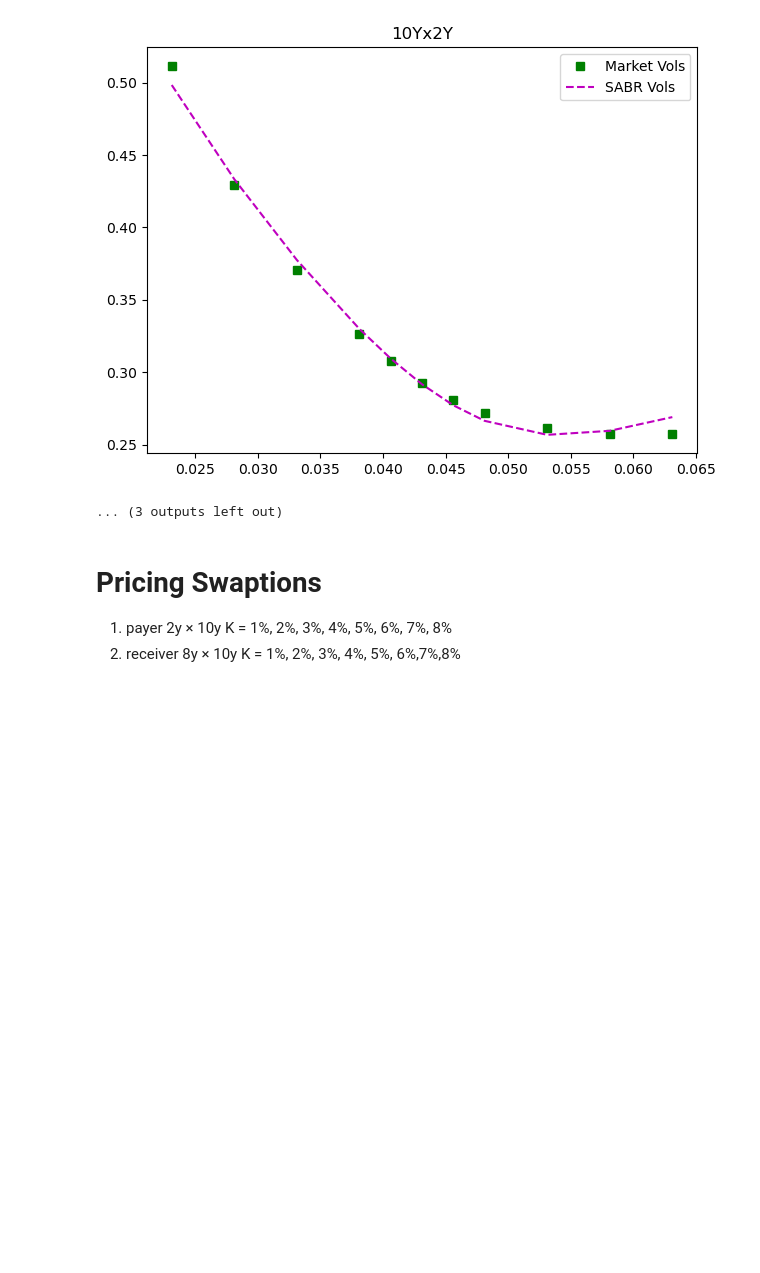
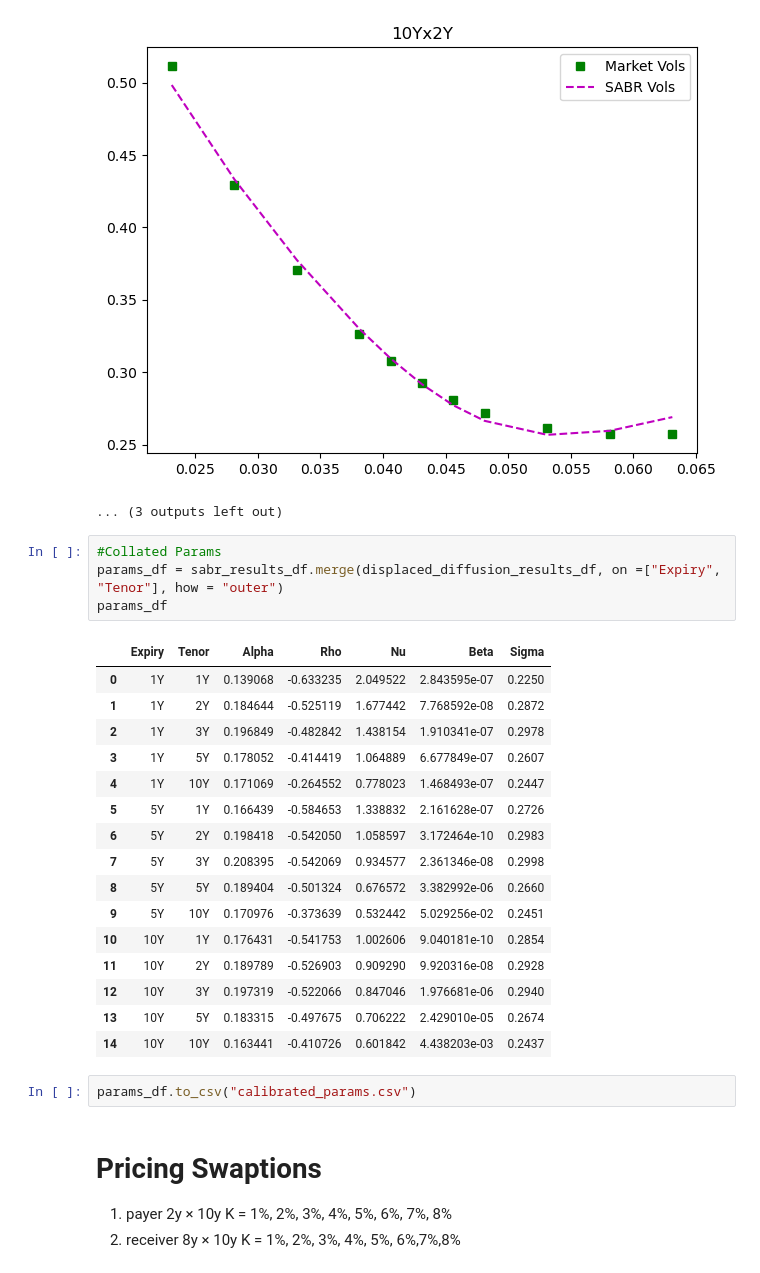
Before and after one commit to saltedpotato/QF605_fixed_income, a Jupyter notebook: QF 605 Part 2 Final.ipynb, the cells around one changed output. Saved outputs shown, nothing was run; the diff lists cells and outputs as text; blank space fills up the shorter version.

```diff
--- a/QF 605 Part 2 Final.ipynb
+++ b/QF 605 Part 2 Final.ipynb
@@ -385,6 +385,29 @@ for idx, row in sabr_results_df.iterrows():
 [figure]
 [figure]
 ... (3 outputs left out)
+# %%
+#Collated Params
+params_df = sabr_results_df.merge(displaced_diffusion_results_df, on =["Expiry", "Tenor"], how = "outer")
+params_df
+# %% [output]
+|  | Expiry | Tenor | Alpha | Rho | Nu | Beta | Sigma |
+| 0 | 1Y | 1Y | 0.139068 | -0.633235 | 2.049522 | 2.843595e-07 | 0.2250 |
+| 1 | 1Y | 2Y | 0.184644 | -0.525119 | 1.677442 | 7.768592e-08 | 0.2872 |
+| 2 | 1Y | 3Y | 0.196849 | -0.482842 | 1.438154 | 1.910341e-07 | 0.2978 |
+| 3 | 1Y | 5Y | 0.178052 | -0.414419 | 1.064889 | 6.677849e-07 | 0.2607 |
+| 4 | 1Y | 10Y | 0.171069 | -0.264552 | 0.778023 | 1.468493e-07 | 0.2447 |
+| 5 | 5Y | 1Y | 0.166439 | -0.584653 | 1.338832 | 2.161628e-07 | 0.2726 |
+| 6 | 5Y | 2Y | 0.198418 | -0.542050 | 1.058597 | 3.172464e-10 | 0.2983 |
+| 7 | 5Y | 3Y | 0.208395 | -0.542069 | 0.934577 | 2.361346e-08 | 0.2998 |
+| 8 | 5Y | 5Y | 0.189404 | -0.501324 | 0.676572 | 3.382992e-06 | 0.2660 |
+| 9 | 5Y | 10Y | 0.170976 | -0.373639 | 0.532442 | 5.029256e-02 | 0.2451 |
+| 10 | 10Y | 1Y | 0.176431 | -0.541753 | 1.002606 | 9.040181e-10 | 0.2854 |
+| 11 | 10Y | 2Y | 0.189789 | -0.526903 | 0.909290 | 9.920316e-08 | 0.2928 |
+| 12 | 10Y | 3Y | 0.197319 | -0.522066 | 0.847046 | 1.976681e-06 | 0.2940 |
+| 13 | 10Y | 5Y | 0.183315 | -0.497675 | 0.706222 | 2.429010e-05 | 0.2674 |
+| 14 | 10Y | 10Y | 0.163441 | -0.410726 | 0.601842 | 4.438203e-03 | 0.2437 |
+# %%
+params_df.to_csv("calibrated_params.csv")
 # %% [markdown]
 # Pricing Swaptions
 1. payer 2y × 10y K = 1%, 2%, 3%, 4%, 5%, 6%, 7%, 8%
```
Also changed, not shown: parts of 6 cells of this notebook.
